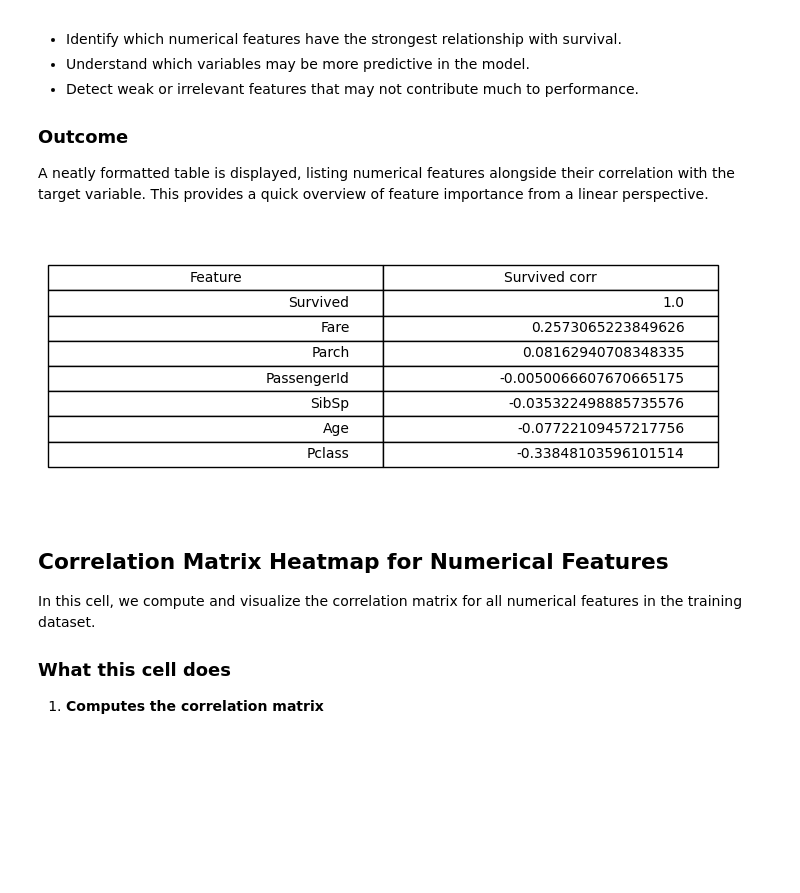
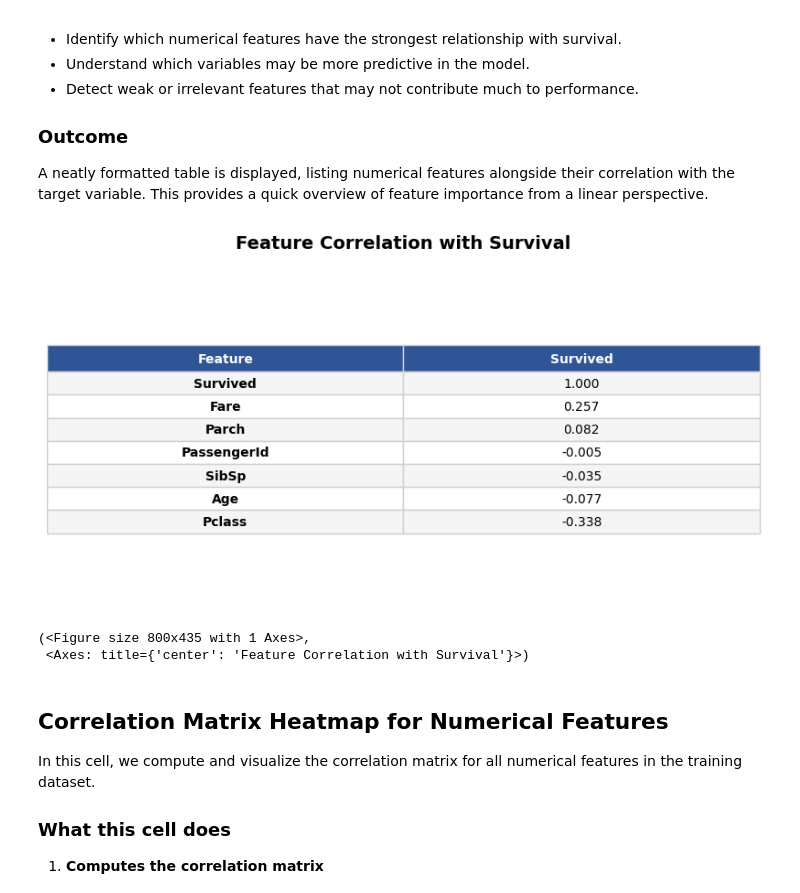
Before and after one commit to AliFazelniya/kaggle, a Jupyter notebook: titanic/titanic.ipynb, the cells around one changed output. Drawn from its saved outputs; the diff is of its cells as text; code cells hidden in the pictures; blank space fills up the shorter version.

```diff
--- a/titanic/titanic.ipynb
+++ b/titanic/titanic.ipynb
@@ -65,8 +69,8 @@ warnings.filterwarnings("ignore", category=RuntimeWarning)
 ## Loading the Titanic Dataset
 In this cell, we load the training and test datasets provided by Kaggle’s Titanic competition.
 # %%
-train_df = pd.read_csv("/kaggle/input/titanic/train.csv")
-test_df = pd.read_csv("/kaggle/input/titanic/test.csv")
+train_df = pd.read_csv("train.csv")
+test_df = pd.read_csv("test.csv")
 # %%
 train_df.head()
 # %% [output]
@@ -356,23 +334,22 @@ Correlation analysis helps us:
 ### Outcome
 A neatly formatted table is displayed, listing numerical features alongside their correlation with the target variable. This provides a quick overview of feature importance from a linear perspective.
 # %%
-corr_table = train_df[numeric_df.columns].corr()['Survived'].sort_values(ascending=False)
+corr_table = train_df[numeric_df.columns].corr()['Survived'].sort_values(ascending = False)
 
-fig, ax = plt.subplots(figsize=(7, 0.2 * len(corr_table) + 1.5))
-ax.axis('off')
-ax.axis('tight')
-table = ax.table(
-    cellText=corr_table.reset_index().values,
-    colLabels=['Feature', 'Survived corr'],
-    loc='center',
+plot_utils.plot_table(
+    corr_table.reset_index().rename(
+        columns={
+            "index": "Feature",
+            "target": "Survived corr"
+        }
+    ),
+    title="Feature Correlation with Survival",
+    precision=3
 )
-table.auto_set_font_size(False)
-table.set_fontsize(10)
-table.scale(1, 1.3)
-fig.tight_layout()
-plt.show()
 # %% [output]
-[figure, old version]
+[figure, new version]
+(<Figure size 800x435 with 1 Axes>,
+ <Axes: title={'center': 'Feature Correlation with Survival'}>)
 # %% [markdown]
 ## Correlation Matrix Heatmap for Numerical Features
 
```
Also changed, not shown: parts of 6 cells of this notebook, 4 other files.
